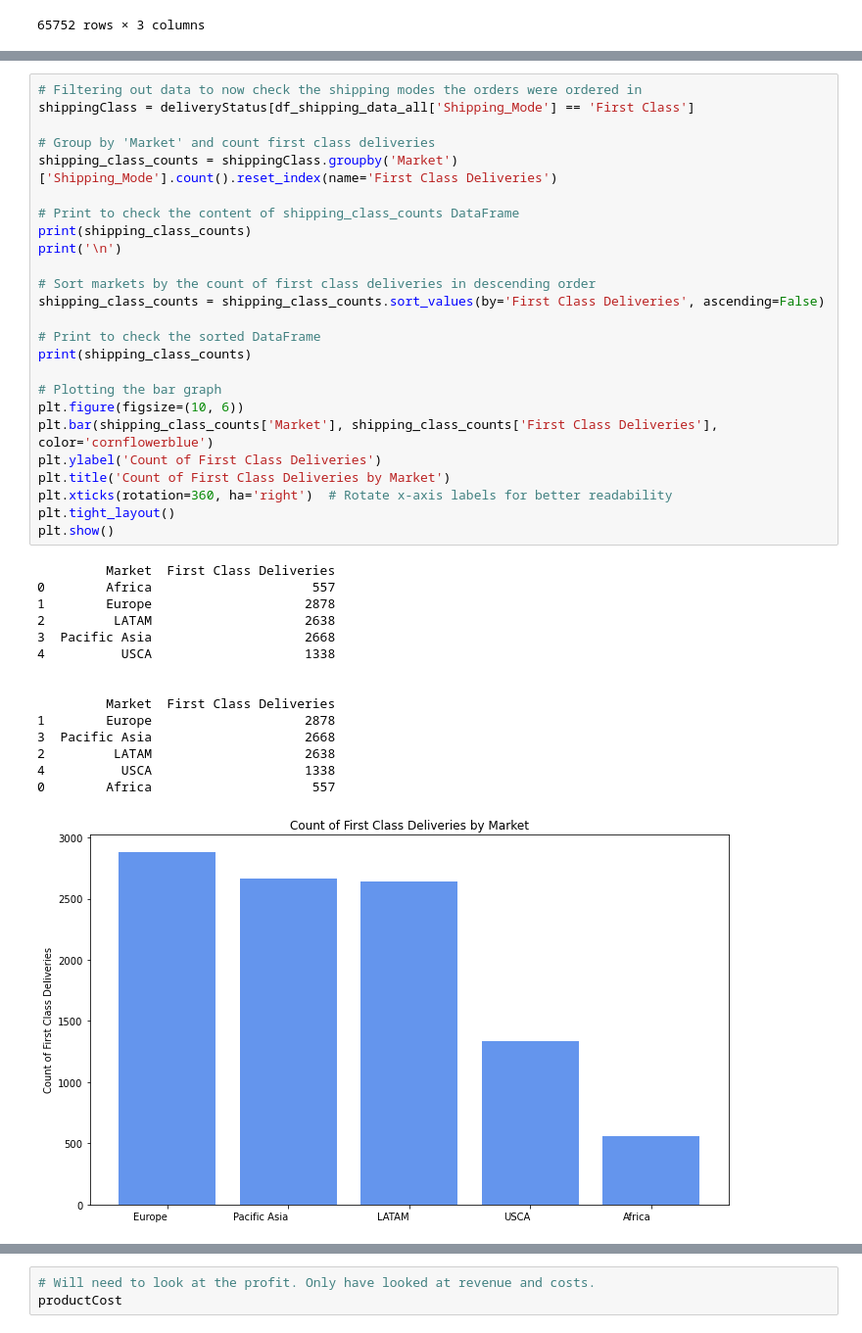
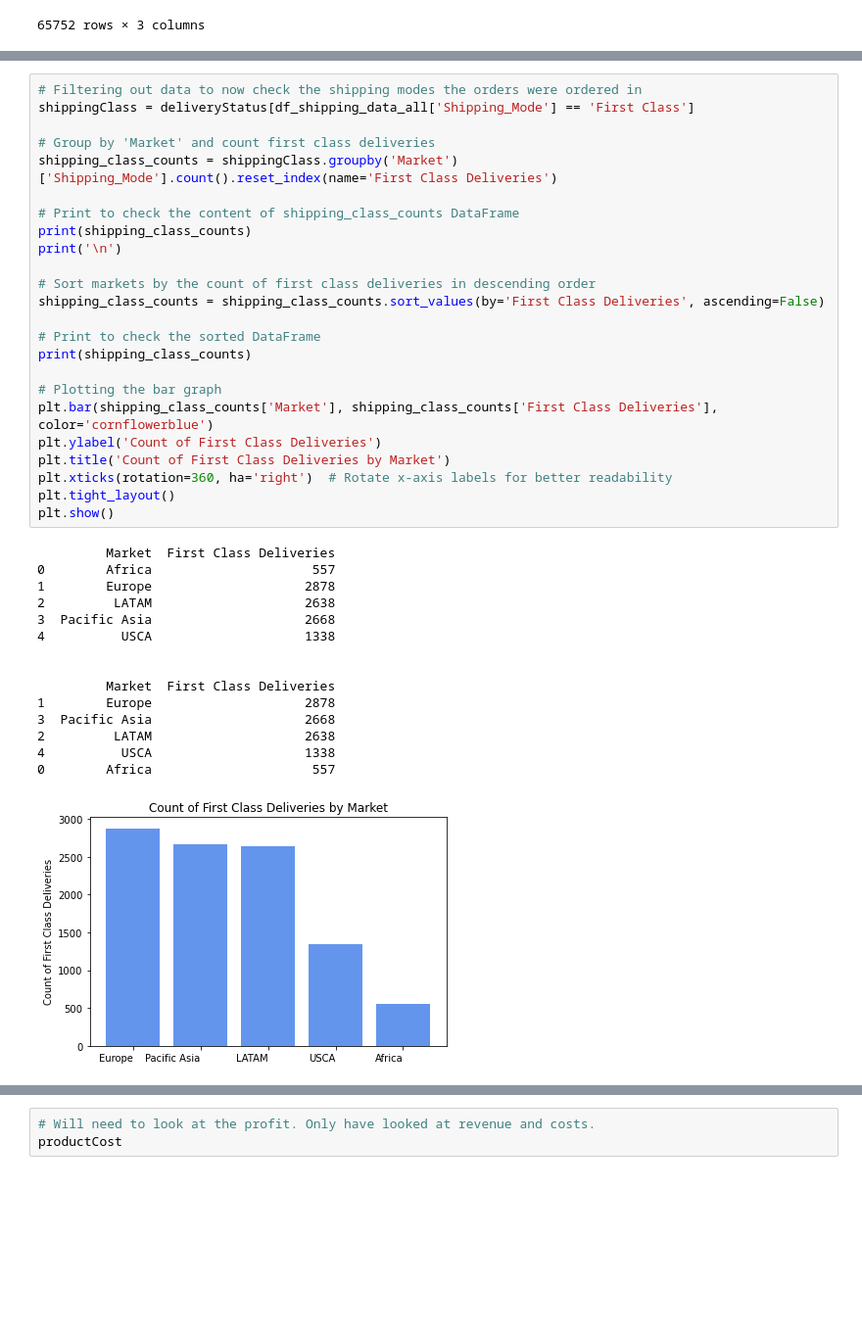
Before and after one commit to CCNY-Analytics-and-Quant/StevenCEdwinA-BAFall2023, a Jupyter notebook: Final Project.ipynb, the cells around one changed output, grey strips where cells are left out. Shown at 98% size. Drawn from its saved outputs; the diff is of its cells as text; blank space fills up the shorter version.

```diff
--- a/Final Project.ipynb
+++ b/Final Project.ipynb
@@ -620,35 +617,34 @@ print(shipping_class_counts)
 print('\n')
 
 # Sort markets by the count of first class deliveries in descending order
 shipping_class_counts = shipping_class_counts.sort_values(by='First Class Deliveries', ascending=False)
 
 # Print to check the sorted DataFrame
 print(shipping_class_counts)
 
 # Plotting the bar graph
-plt.figure(figsize=(10, 6))
 plt.bar(shipping_class_counts['Market'], shipping_class_counts['First Class Deliveries'], color='cornflowerblue')
 plt.ylabel('Count of First Class Deliveries')
 plt.title('Count of First Class Deliveries by Market')
 plt.xticks(rotation=360, ha='right')  # Rotate x-axis labels for better readability
 plt.tight_layout()
 plt.show()
 # %% [output]
          Market  First Class Deliveries
 0        Africa                     557
 1        Europe                    2878
 2         LATAM                    2638
 3  Pacific Asia                    2668
 4          USCA                    1338
 
 
          Market  First Class Deliveries
 1        Europe                    2878
 3  Pacific Asia                    2668
 2         LATAM                    2638
 4          USCA                    1338
 0        Africa                     557
-[figure, old version]
+[figure, new version]
 # %%
 shippingClass = deliveryStatus[df_shipping_data_all['Shipping_Mode'] == 'Second Class']
 
```
Also changed, not shown: parts of 8 cells of this notebook.
